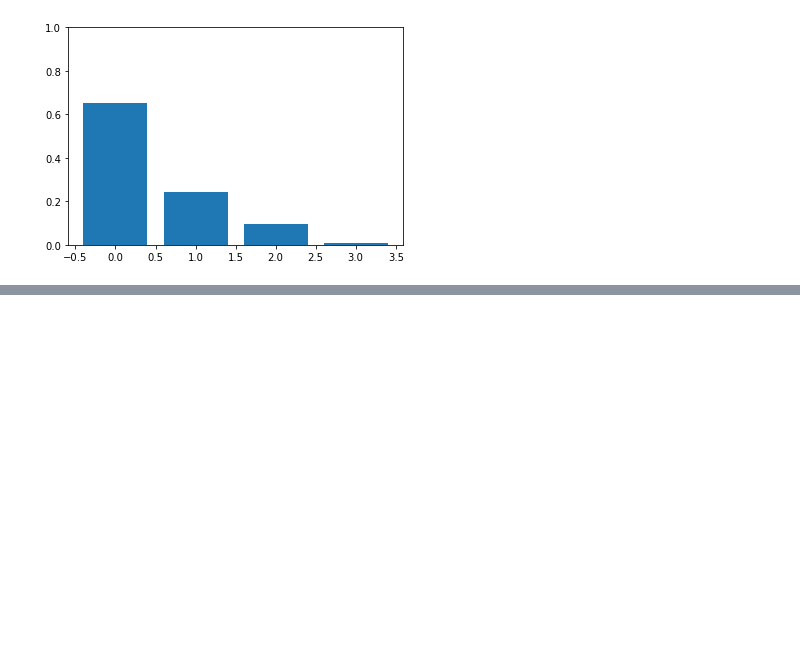
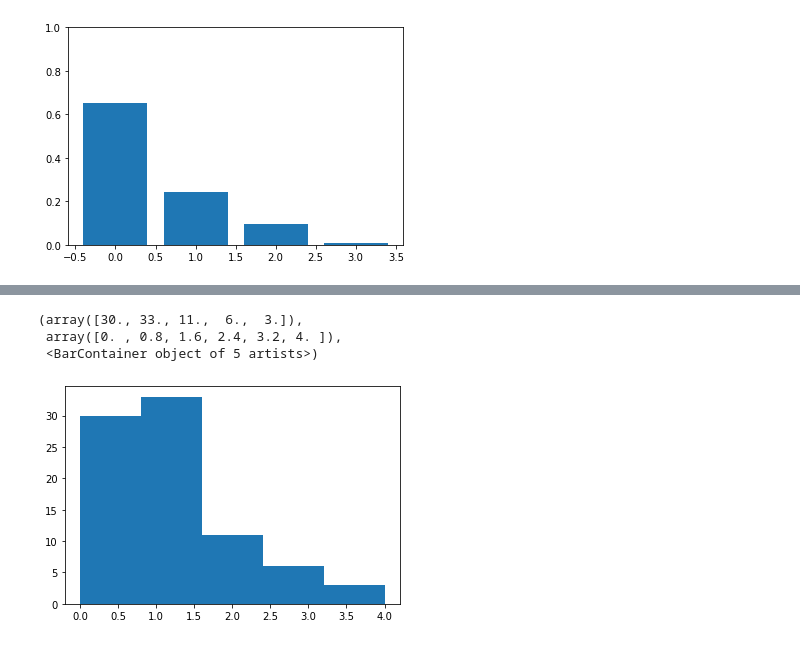
Before and after one commit to finloop/data-science-notebooks, a Jupyter notebook: user_interactions/freqency_analysis.ipynb, the cells around one changed output, grey strips where cells are left out. Cells and saved outputs as stored; diff of their text form; code cells hidden in the pictures; blank space fills up the shorter version.

```diff
--- a/user_interactions/freqency_analysis.ipynb
+++ b/user_interactions/freqency_analysis.ipynb
@@ -199,0 +206,16 @@ ts
+# %%
+def get_hist(df, article):
+    article_pos = list(filter(lambda c: len(c) > 0,
+                   map(lambda x:
+                       list(filter(lambda y:
+                                   y[1] == article,
+                                             x)),
+                         get_article_list(df))))
+    temp = []
+    for item in article_pos:
+        temp += item
+    return list(map(lambda x: x[0], temp))
+# %%
+temp = []
+for i in range(40):
+    temp += [get_hist(full_df.loc[full_df.hour == i], 119592)]
@@ -199,0 +242,8 @@ ts
+# %%
+dd = temp[0]
+plt.hist(dd, max(dd)+1)
+# %% [output]
+(array([30., 33., 11.,  6.,  3.]),
+ array([0. , 0.8, 1.6, 2.4, 3.2, 4. ]),
+ <BarContainer object of 5 artists>)
+[figure, added]
```
Also changed, not shown: parts of 11 cells of this notebook, 1 other file.
